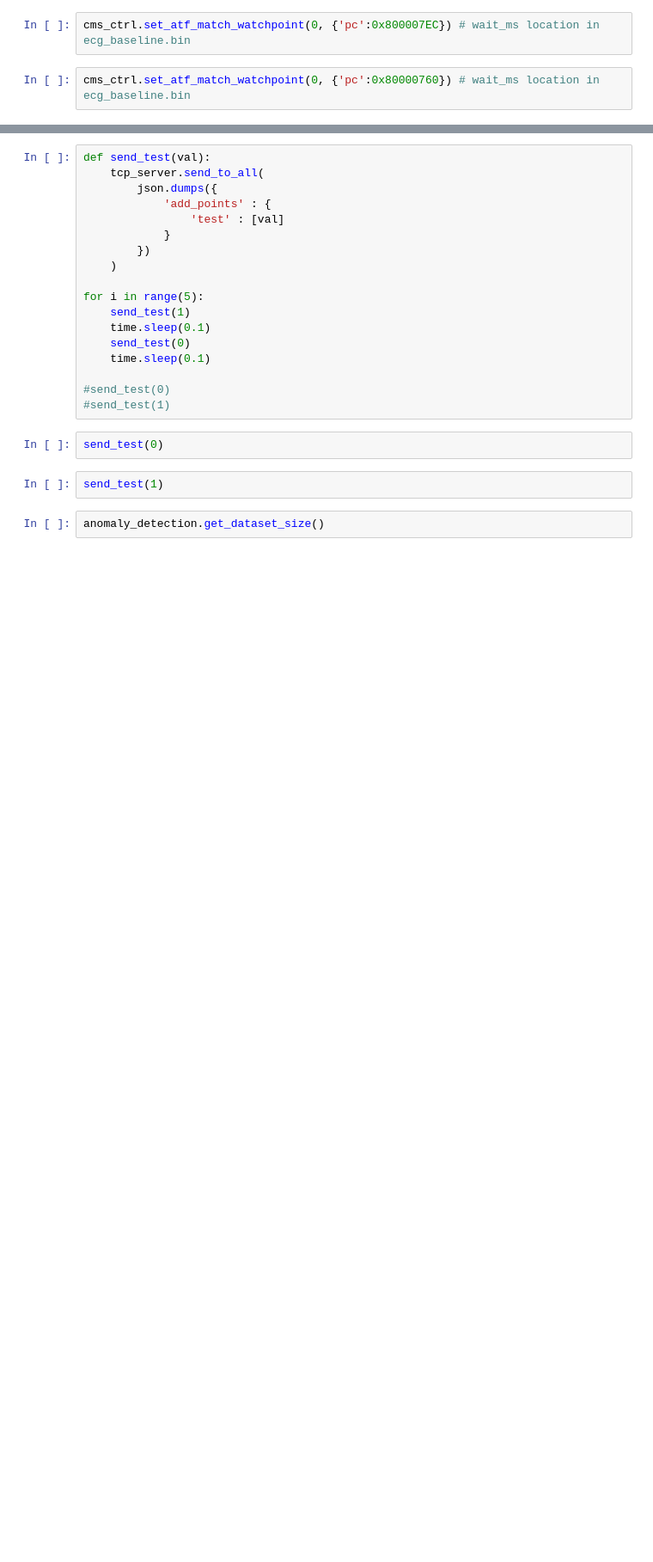
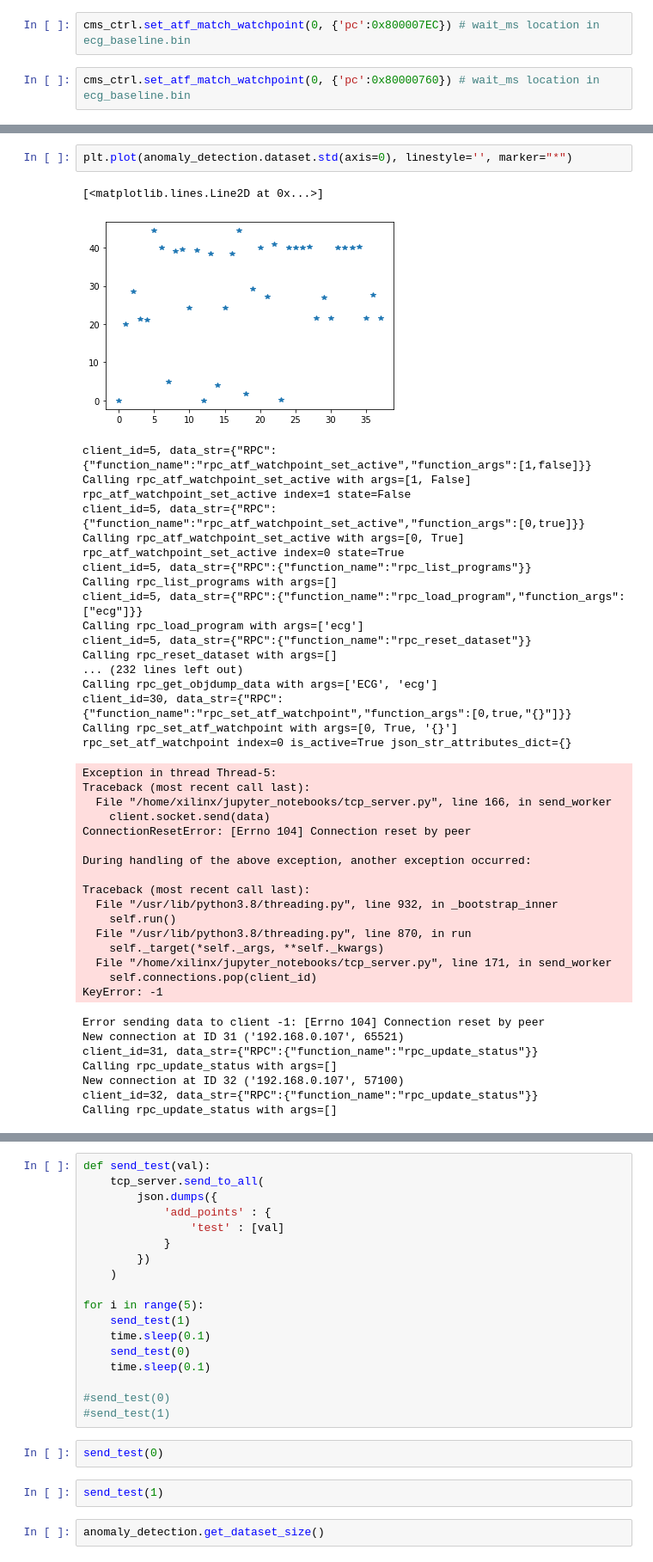
Before and after one commit to michalmonday/xohw23-121, a Jupyter notebook: jupyter_notebooks/pynq_wrapper.ipynb, the cells around one changed output, grey strips where cells are left out. Shown at 86% size. Saved outputs shown, nothing was run; the diff lists cells and outputs as text; blank space fills up the shorter version.

```diff
--- a/jupyter_notebooks/pynq_wrapper.ipynb
+++ b/jupyter_notebooks/pynq_wrapper.ipynb
@@ -727,0 +828,45 @@ anomaly_detection.vectors_hashes
+# %%
+plt.plot(anomaly_detection.dataset.std(axis=0), linestyle='', marker="*")
+# %% [output]
+[<matplotlib.lines.Line2D at 0x...>]
+[figure, added]
+client_id=5, data_str={"RPC":{"function_name":"rpc_atf_watchpoint_set_active","function_args":[1,false]}}
+Calling rpc_atf_watchpoint_set_active with args=[1, False]
+rpc_atf_watchpoint_set_active index=1 state=False
+client_id=5, data_str={"RPC":{"function_name":"rpc_atf_watchpoint_set_active","function_args":[0,true]}}
+Calling rpc_atf_watchpoint_set_active with args=[0, True]
+rpc_atf_watchpoint_set_active index=0 state=True
+client_id=5, data_str={"RPC":{"function_name":"rpc_list_programs"}}
+Calling rpc_list_programs with args=[]
+client_id=5, data_str={"RPC":{"function_name":"rpc_load_program","function_args":["ecg"]}}
+Calling rpc_load_program with args=['ecg']
+client_id=5, data_str={"RPC":{"function_name":"rpc_reset_dataset"}}
+Calling rpc_reset_dataset with args=[]
+... (232 lines left out)
+Calling rpc_get_objdump_data with args=['ECG', 'ecg']
+client_id=30, data_str={"RPC":{"function_name":"rpc_set_atf_watchpoint","function_args":[0,true,"{}"]}}
+Calling rpc_set_atf_watchpoint with args=[0, True, '{}']
+rpc_set_atf_watchpoint index=0 is_active=True json_str_attributes_dict={}
+Exception in thread Thread-5:
+Traceback (most recent call last):
+  File "/home/xilinx/jupyter_notebooks/tcp_server.py", line 166, in send_worker
+    client.socket.send(data)
+ConnectionResetError: [Errno 104] Connection reset by peer
+
+During handling of the above exception, another exception occurred:
+
+Traceback (most recent call last):
+  File "/usr/lib/python3.8/threading.py", line 932, in _bootstrap_inner
+    self.run()
+  File "/usr/lib/python3.8/threading.py", line 870, in run
+    self._target(*self._args, **self._kwargs)
+  File "/home/xilinx/jupyter_notebooks/tcp_server.py", line 171, in send_worker
+    self.connections.pop(client_id)
+KeyError: -1
+Error sending data to client -1: [Errno 104] Connection reset by peer
+New connection at ID 31 ('192.168.0.107', 65521)
+client_id=31, data_str={"RPC":{"function_name":"rpc_update_status"}}
+Calling rpc_update_status with args=[]
+New connection at ID 32 ('192.168.0.107', 57100)
+client_id=32, data_str={"RPC":{"function_name":"rpc_update_status"}}
+Calling rpc_update_status with args=[]
```
Also changed, not shown: parts of 15 cells of this notebook, 22 other files.
